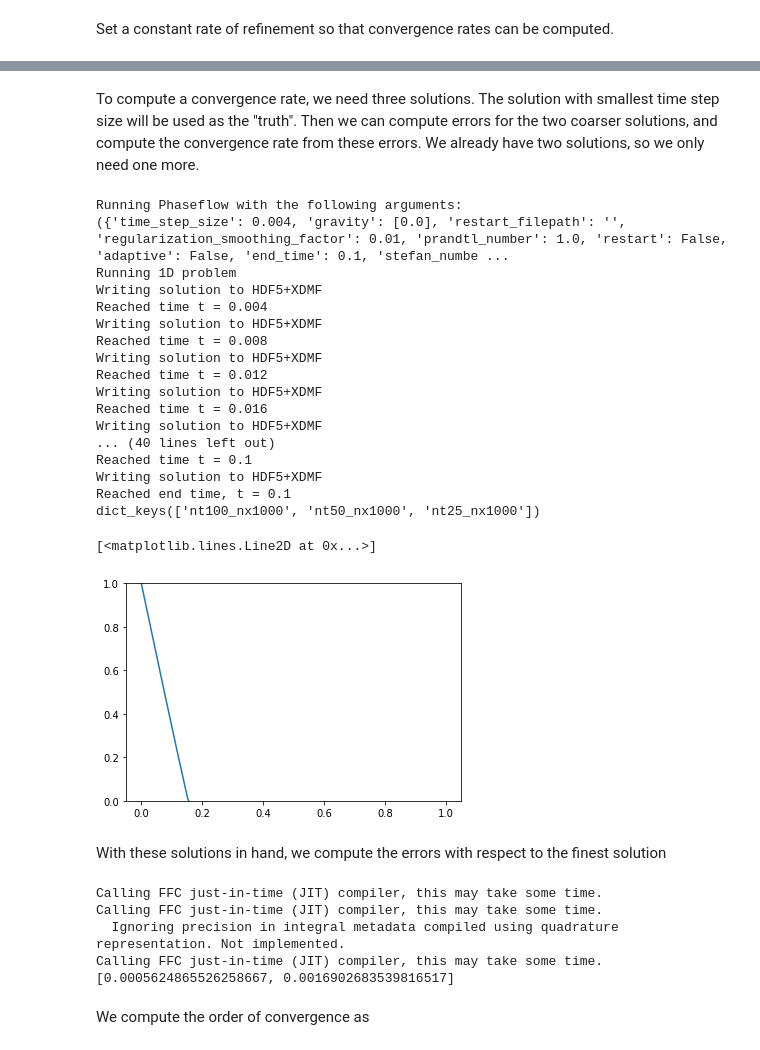
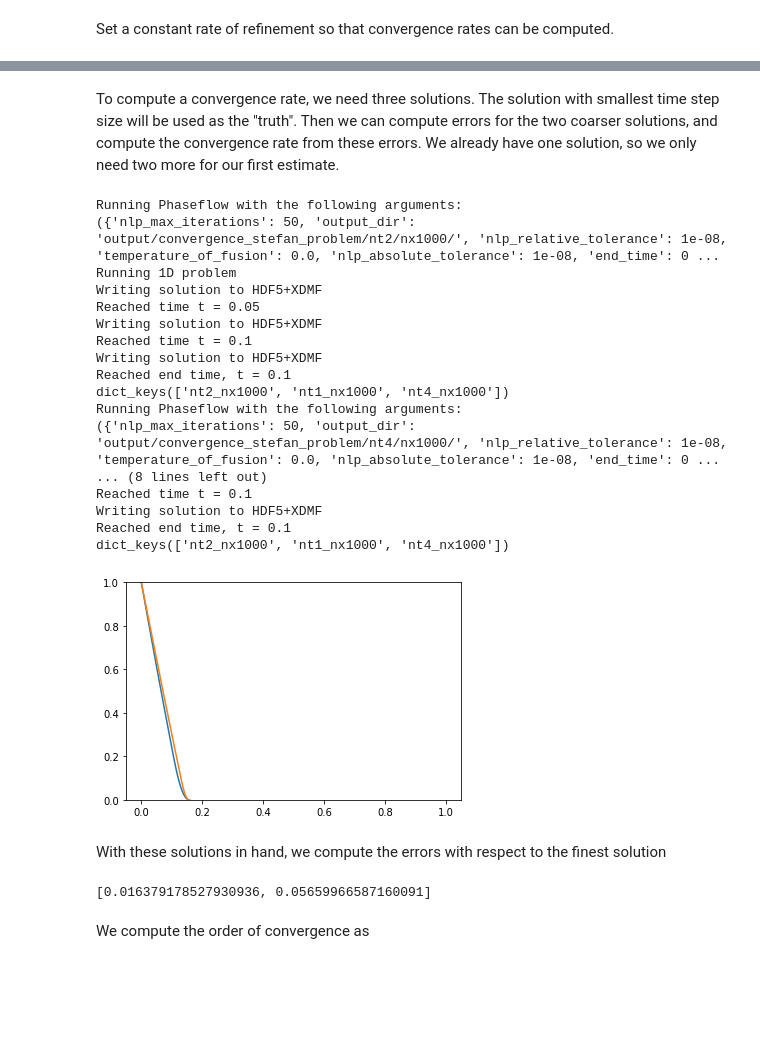
Before and after one commit to geo-fluid-dynamics/phaseflow-fenics, a Jupyter notebook: notebooks/Convergence-StefanProblem.ipynb, the cells around one changed output, grey strips where cells are left out. Drawn from its saved outputs; the diff is of its cells as text; code cells hidden in the pictures; blank space fills up the shorter version.

```diff
--- a/notebooks/Convergence-StefanProblem.ipynb
+++ b/notebooks/Convergence-StefanProblem.ipynb
@@ -92,7 +82,7 @@ fenics.plot(baseline_solution)
 # %% [markdown]
 Use a Python dict to organize the results.
 # %%
-solutions = {"nt100_nx1000": baseline_solution}
+solutions = {"nt1_nx1000": baseline_solution}
 # %% [markdown]
 Define a function to compute new solutions and add the results to the dictionary.
 # %%
@@ -104,6 +94,8 @@ def compute_and_append_new_solution(nt, nx, solutions):
 
     solutions["nt" + str(nt) + "_nx" + str(nx)] = solution
 
+    fenics.plot(solution)
+
     print(solutions.keys())
 
     return solutions
@@ -116,6 +105,0 @@ Adjust the time step until first order temporal convergence is verified. First w
-# %%
-nt = int(baseline_time_step_count/r)
-
-nx = baseline_grid_size
-
-solutions = compute_and_append_new_solution(nt, nx, solutions)
@@ -147,43 +106,37 @@ fenics.plot(solutions["nt50_nx1000"])
 # %% [markdown]
-To compute a convergence rate, we need three solutions. The solution with smallest time step size will be used as the "truth". Then we can compute errors for the two coarser solutions, and compute the convergence rate from these errors. We already have two solutions, so we only need one more.
+To compute a convergence rate, we need three solutions. The solution with smallest time step size will be used as the "truth". Then we can compute errors for the two coarser solutions, and compute the convergence rate from these errors. We already have one solution, so we only need two more for our first estimate.
-# %%
-solutions = compute_and_append_new_solution(int(nt/r), nx, solutions)
-# %% [output]
-Running Phaseflow with the following arguments:
-({'time_step_size': 0.004, 'gravity': [0.0], 'restart_filepath': '', 'regularization_smoothing_factor': 0.01, 'prandtl_number': 1.0, 'restart': False, 'adaptive': False, 'end_time': 0.1, 'stefan_numbe ...
-Running 1D problem
-Writing solution to HDF5+XDMF
-Reached time t = 0.004
-Writing solution to HDF5+XDMF
-Reached time t = 0.008
-Writing solution to HDF5+XDMF
-Reached time t = 0.012
-Writing solution to HDF5+XDMF
-Reached time t = 0.016
-Writing solution to HDF5+XDMF
-... (40 lines left out)
-Reached time t = 0.1
-Writing solution to HDF5+XDMF
-Reached end time, t = 0.1
-dict_keys(['nt100_nx1000', 'nt50_nx1000', 'nt25_nx1000'])
-# %%
-fenics.plot(solutions["nt25_nx1000"])
-# %% [output]
-[<matplotlib.lines.Line2D at 0x...>]
-[figure, removed]
+# %%
+for i in [1, 2]:
+
+    solutions = compute_and_append_new_solution(r**i*baseline_time_step_count, baseline_grid_size, solutions)
+# %% [output]
+Running Phaseflow with the following arguments:
+({'nlp_max_iterations': 50, 'output_dir': 'output/convergence_stefan_problem/nt2/nx1000/', 'nlp_relative_tolerance': 1e-08, 'temperature_of_fusion': 0.0, 'nlp_absolute_tolerance': 1e-08, 'end_time': 0 ...
+Running 1D problem
+Writing solution to HDF5+XDMF
+Reached time t = 0.05
+Writing solution to HDF5+XDMF
+Reached time t = 0.1
+Writing solution to HDF5+XDMF
+Reached end time, t = 0.1
+dict_keys(['nt2_nx1000', 'nt1_nx1000', 'nt4_nx1000'])
+Running Phaseflow with the following arguments:
+({'nlp_max_iterations': 50, 'output_dir': 'output/convergence_stefan_problem/nt4/nx1000/', 'nlp_relative_tolerance': 1e-08, 'temperature_of_fusion': 0.0, 'nlp_absolute_tolerance': 1e-08, 'end_time': 0 ...
+... (8 lines left out)
+Reached time t = 0.1
+Writing solution to HDF5+XDMF
+Reached end time, t = 0.1
+dict_keys(['nt2_nx1000', 'nt1_nx1000', 'nt4_nx1000'])
+[figure, added]
 # %% [markdown]
 With these solutions in hand, we compute the errors with respect to the finest solution
 # %%
-errors = [fenics.errornorm(solutions["nt100_nx1000"], solutions["nt" + str(nt) + "_nx1000"], "L2")
-          for nt in [50, 25]]
+errors = [fenics.errornorm(solutions["nt4_nx1000"], solutions["nt" + str(nt) + "_nx1000"], "L2")
+          for nt in [2, 1]]
 
 print(errors)
 # %% [output]
-Calling FFC just-in-time (JIT) compiler, this may take some time.
-Calling FFC just-in-time (JIT) compiler, this may take some time.
-  Ignoring precision in integral metadata compiled using quadrature representation. Not implemented.
-Calling FFC just-in-time (JIT) compiler, this may take some time.
-[0.0005624865526258667, 0.0016902683539816517]
+[0.016379178527930936, 0.05659966587160091]
 # %% [markdown]
 We compute the order of convergence as
 # %%
```
Also changed, not shown: parts of 14 cells of this notebook.
